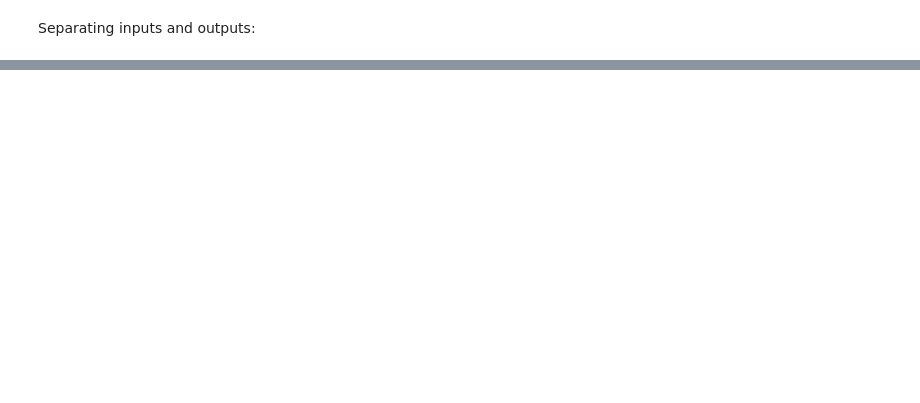
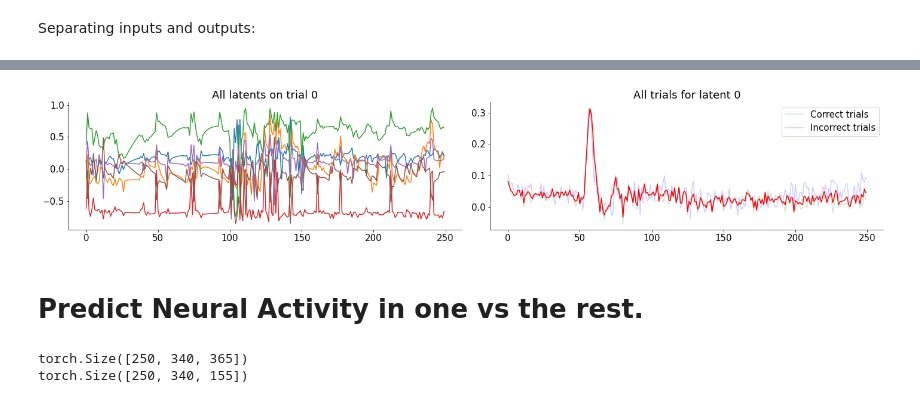
Before and after one commit to Ninja-State/NMA-DL-Project, a Jupyter notebook: NMA_DL_Project.ipynb, the cells around one changed output, grey strips where cells are left out. Drawn from its saved outputs; the diff is of its cells as text; code cells hidden in the pictures; blank space fills up the shorter version.

```diff
--- a/NMA_DL_Project.ipynb
+++ b/NMA_DL_Project.ipynb
@@ -244,0 +354,22 @@ Output shape. torch.Size([250, 340, 73])
+# %%
+latent = latent.detach().cpu().numpy()
+# %%
+is_correct = np.sign(dat['response'])==np.sign(vis_left-vis_right)
+# %%
+plt.figure(figsize=(20, 4))
+plt.subplot(121)
+plt.plot(latent[:, 0, :]);
+plt.title('All latents on trial 0')
+
+latent_idx = 0
+plt.subplot(122)
+plt.plot(latent[:, is_correct==True, latent_idx].mean(1),color ='green',alpha=0.2, label='Correct trials')
+plt.plot(latent[:, is_correct==False, latent_idx].mean(1),color ='blue',alpha=0.2, label='Incorrect trials')
+plt.plot(latent[:, :, latent_idx].mean(axis=1),color ='red')
+plt.legend()
+plt.title(f'All trials for latent {latent_idx}')
+plt.show()
+# %% [output]
+[figure, added]
+# %% [markdown]
+# Predict Neural Activity in one vs the rest.
@@ -245 +379,9 @@ Output shape. torch.Size([250, 340, 73])
+# %%
+data_X = torch.from_numpy(dat['spks'][predicting_areas,:,:].T).to(device).float()
+data_to_predict = torch.from_numpy(dat['spks'][area_to_predict,:,:].T).to(device).float()
+print(data_X.shape)
+print(data_to_predict.shape)
+# %% [output]
+torch.Size([250, 340, 365])
+torch.Size([250, 340, 155])
 # %%
```
Also changed, not shown: parts of 30 cells of this notebook.
